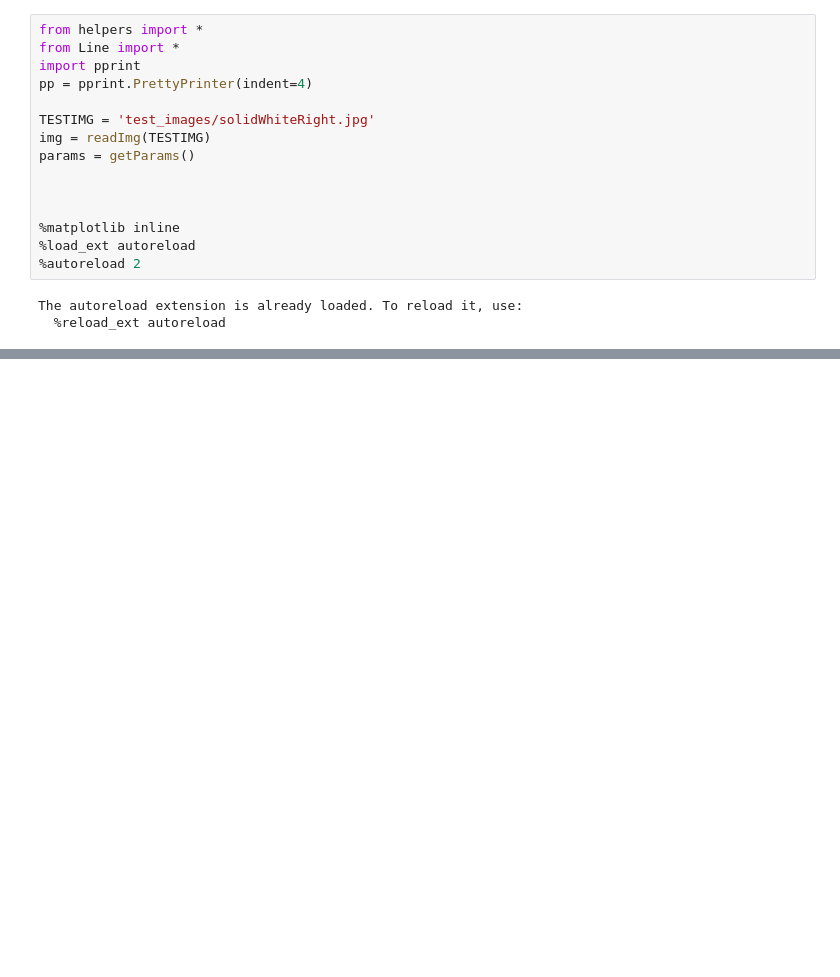
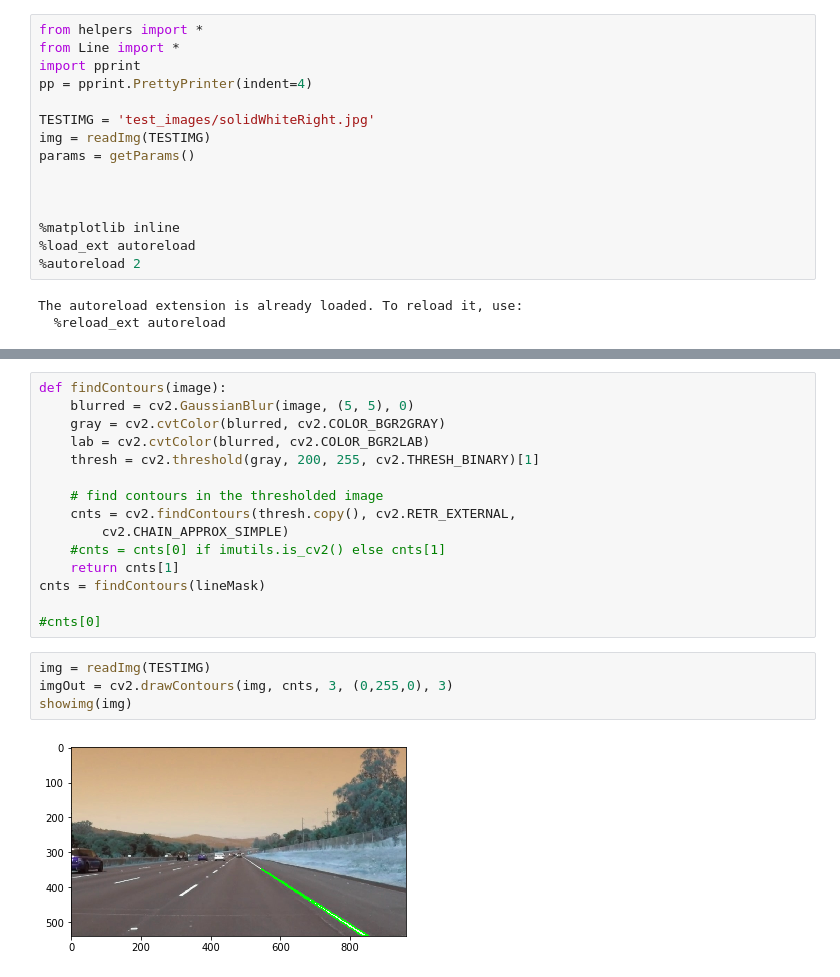
Before and after one commit to rohanraja/carLaneDetector_P1, a Jupyter notebook: DetectLanesCodeTester.ipynb, the cells around one changed output, grey strips where cells are left out. Saved outputs shown, nothing was run; the diff lists cells and outputs as text; blank space fills up the shorter version.

```diff
--- a/DetectLanesCodeTester.ipynb
+++ b/DetectLanesCodeTester.ipynb
@@ -112,2 +114,23 @@ showimg(outImg)
+# %%
+def findContours(image):
+    blurred = cv2.GaussianBlur(image, (5, 5), 0)
+    gray = cv2.cvtColor(blurred, cv2.COLOR_BGR2GRAY)
+    lab = cv2.cvtColor(blurred, cv2.COLOR_BGR2LAB)
+    thresh = cv2.threshold(gray, 200, 255, cv2.THRESH_BINARY)[1]
+
+    # find contours in the thresholded image
+    cnts = cv2.findContours(thresh.copy(), cv2.RETR_EXTERNAL,
+        cv2.CHAIN_APPROX_SIMPLE)
+    #cnts = cnts[0] if imutils.is_cv2() else cnts[1]
+    return cnts[1]
+cnts = findContours(lineMask)
+
+#cnts[0]
+# %%
+img = readImg(TESTIMG)
+imgOut = cv2.drawContours(img, cnts, 3, (0,255,0), 3)
+showimg(img)
+# %% [output]
+[figure, added]
 # %%
 l = LineFromCVLine(hLines[0])
```
Also changed, not shown: parts of 12 cells of this notebook, 5 other files.
